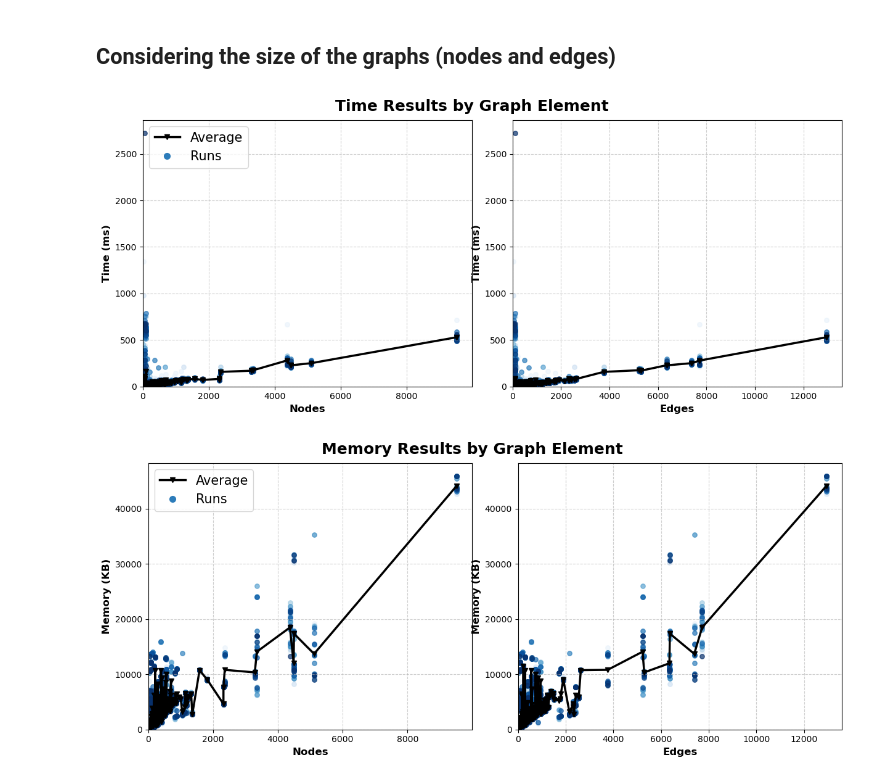
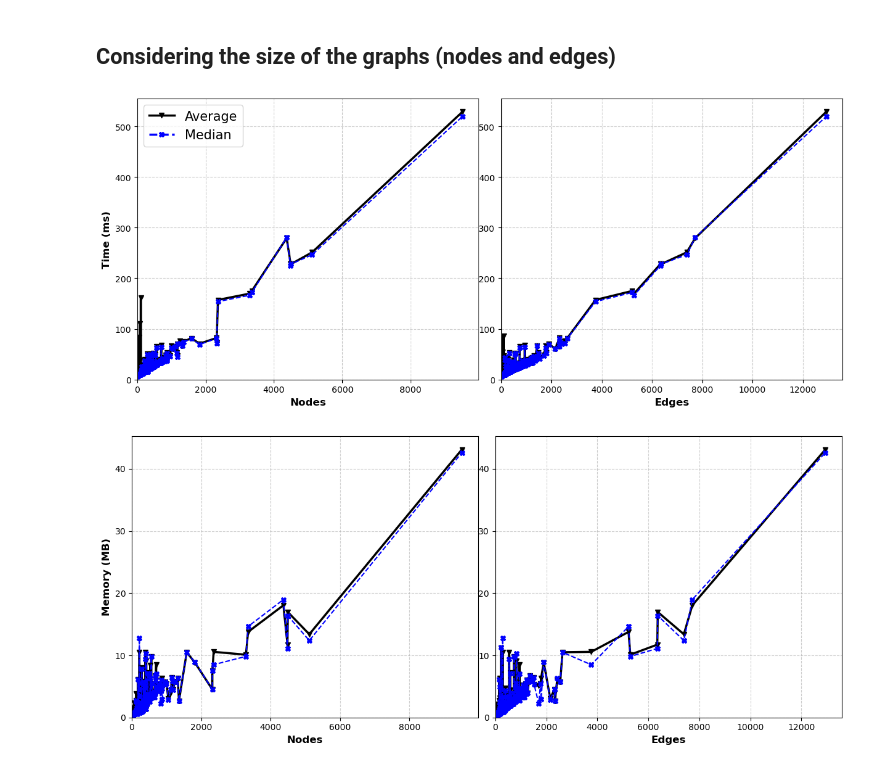
Before and after one commit to geodes-sms/NeoModelingFramework, a Jupyter notebook: Evaluation/analysis/RQ1-results-analysis.ipynb, the cells around one changed output. Drawn from its saved outputs; the diff is of its cells as text; code cells hidden in the pictures.

Commit message:
new charts

```diff
--- a/Evaluation/analysis/RQ1-results-analysis.ipynb
+++ b/Evaluation/analysis/RQ1-results-analysis.ipynb
@@ -572,84 +572,73 @@ plt.show()
 ## Considering the size of the graphs (nodes and edges)
 # %%
 import matplotlib.pyplot as plt
-import matplotlib.cm as cm
-
-num_runs = len(dfs)
-blues = cm.get_cmap('Blues', num_runs + 2)
-colors = [blues(i + 2) for i in range(num_runs)]
 
 props = ['nodes', 'edges']
 
 fig, axes = plt.subplots(1, 2, figsize=(12, 5))
-fig.suptitle('Time Results by Graph Element', fontsize=18, fontweight='bold', y=1.02)
+fig.suptitle('')
 
 for idx, prop in enumerate(props):
     avg_time = combined_df.groupby(prop)['time'].mean()
+    med_time = combined_df.groupby(prop)['time'].median()
+    avg_mem = combined_df.groupby(prop)['mem'].mean()
     ax = axes[idx]
     # Plot average line
     ax.plot(avg_time.index, avg_time.values, color="#000000", linewidth=2.5, label='Average', marker='v')
+    ax.plot(med_time.index, med_time.values, color='blue', linewidth=1.5, label='Median', marker='X', linestyle='--')
     # Plot each run with a different marker
-    for i, df in enumerate(dfs):
-        ax.scatter(df[prop], df['time'], label=f'Run {i+1}', alpha=0.7, s=28,color=colors[i], rasterized=True)
     ax.set_xlabel(prop.capitalize(), fontsize=12, fontweight='bold')
-    ax.set_ylabel('Time (ms)', fontsize=12, fontweight='bold')
+    if idx == 0:
+        ax.set_ylabel('Time (ms)', fontsize=12, fontweight='bold')
     ax.tick_params(axis='x', labelsize=10)
     ax.tick_params(axis='y', labelsize=10)
     ax.grid(True, linestyle='--', alpha=0.6)
     ax.set_ylim(bottom=0)
     ax.set_xlim(left=0)
 
-
-   # if idx == 0:
-       # ax.legend(fontsize=10, loc='best')
 ax_legend = axes[0]
 avg_line = mlines.Line2D([], [], color='black', marker='v', label='Average', linewidth=2.5)
-run_marker = mlines.Line2D([], [], color=colors[20], marker='o', linestyle='None', label='Runs', markersize=7)
-ax_legend.legend(handles=[avg_line, run_marker], loc='upper left', fontsize=15, frameon=True)
+med_line = mlines.Line2D([], [], color='blue', marker='X', linestyle='--', label='Median', linewidth=2.5)
+ax_legend.legend(handles=[avg_line, med_line], loc='upper left', fontsize=15, frameon=True)
 plt.tight_layout(pad=0)
 plt.savefig("img/rq1timenodesedges.pdf", format='pdf', bbox_inches='tight')
 plt.show()
 # %% [output]
-[figure, old version]
+[figure, new version]
 # %%
 import matplotlib.pyplot as plt
-import matplotlib.cm as cm
-
-num_runs = len(dfs)
-blues = cm.get_cmap('Blues', num_runs + 2)
-colors = [blues(i + 2) for i in range(num_runs)]
 
 props = ['nodes', 'edges']
 
 fig, axes = plt.subplots(1, 2, figsize=(12, 5))
-fig.suptitle('Memory Results by Graph Element', fontsize=18, fontweight='bold', y=1.02)
+fig.suptitle('')
 
 for idx, prop in enumerate(props):
-    avg_mem = combined_df.groupby(prop)['mem'].mean()
+    avg_mem = combined_df.groupby(prop)['mem'].mean() / 1024  # Convert KB to MB
+    med_mem = combined_df.groupby(prop)['mem'].median() / 1024  # Convert KB to MB
     ax = axes[idx]
     # Plot average line
     ax.plot(avg_mem.index, avg_mem.values, color="#000000", linewidth=2.5, label='Average', marker='v')
+    ax.plot(med_mem.index, med_mem.values, color='blue', linewidth=1.5, label='Median', marker='X', linestyle='--')
     # Plot each run with a different marker
-    for i, df in enumerate(dfs):
-        ax.scatter(df[prop], df['mem'], label=f'Run {i+1}', alpha=0.7, s=28, color=colors[i], rasterized=True)
     ax.set_xlabel(prop.capitalize(), fontsize=12, fontweight='bold')
-    ax.set_ylabel('Memory (KB)', fontsize=12, fontweight='bold')
+    if idx == 0:
+        ax.set_ylabel('Memory (MB)', fontsize=12, fontweight='bold')
     ax.tick_params(axis='x', labelsize=10)
     ax.tick_params(axis='y', labelsize=10)
     ax.grid(True, linestyle='--', alpha=0.6)
     ax.set_ylim(bottom=0)
     ax.set_xlim(left=0)
 
 
-    #if idx == 0:
+   # if idx == 0:
        # ax.legend(fontsize=10, loc='best')
-
 ax_legend = axes[0]
 avg_line = mlines.Line2D([], [], color='black', marker='v', label='Average', linewidth=2.5)
-run_marker = mlines.Line2D([], [], color=colors[20], marker='o', linestyle='None', label='Runs', markersize=7)
-ax_legend.legend(handles=[avg_line, run_marker], loc='upper left', fontsize=15, frameon=True)
+med_line = mlines.Line2D([], [], color='blue', marker='X', linestyle='--', label='Median', linewidth=2.5)
+#ax_legend.legend(handles=[avg_line, med_line], loc='upper left', fontsize=15, frameon=True)
 plt.tight_layout(pad=0)
 plt.savefig("img/rq1memnodesedges.pdf", format='pdf', bbox_inches='tight')
 plt.show()
 # %% [output]
-[figure, old version]
+[figure, new version]
```
Also changed, not shown: 9 other files.
